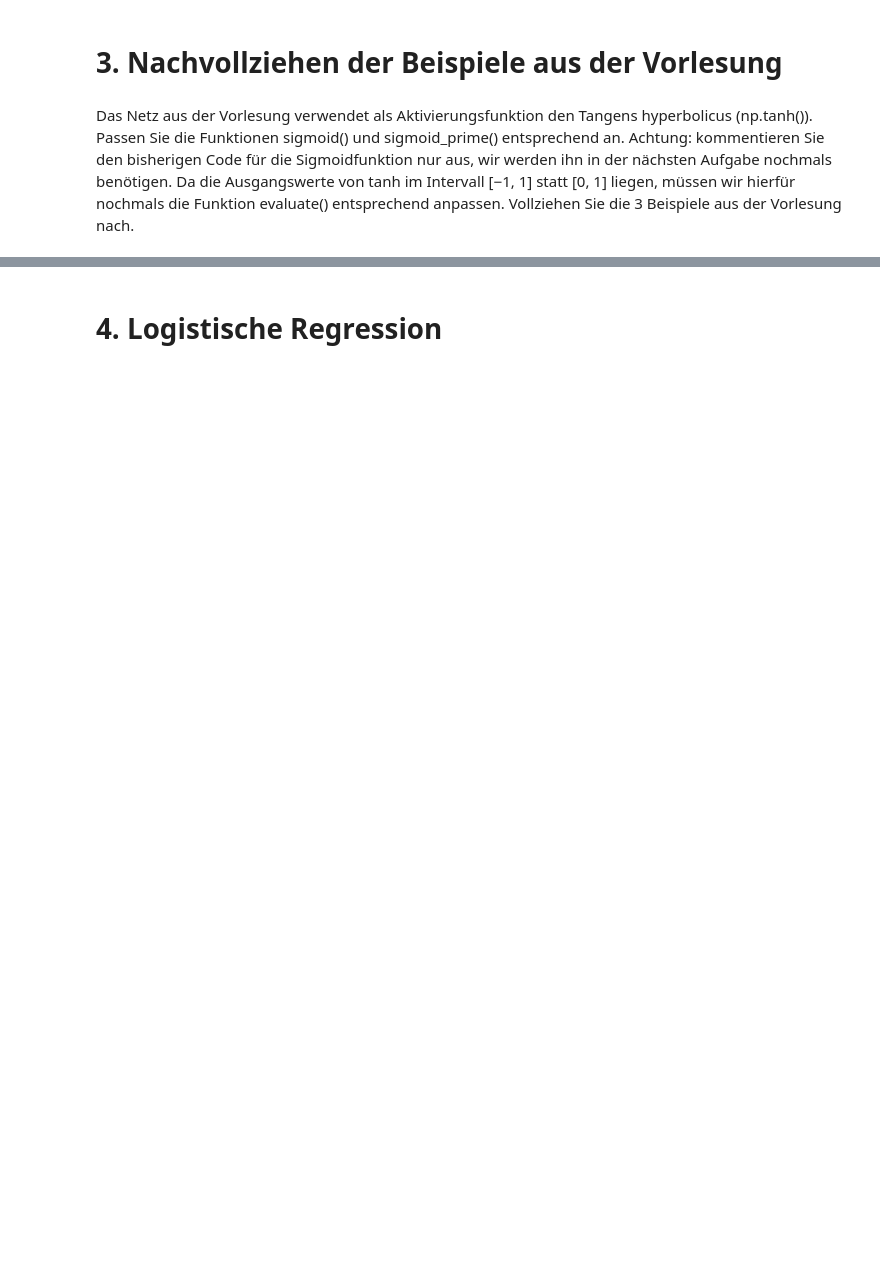
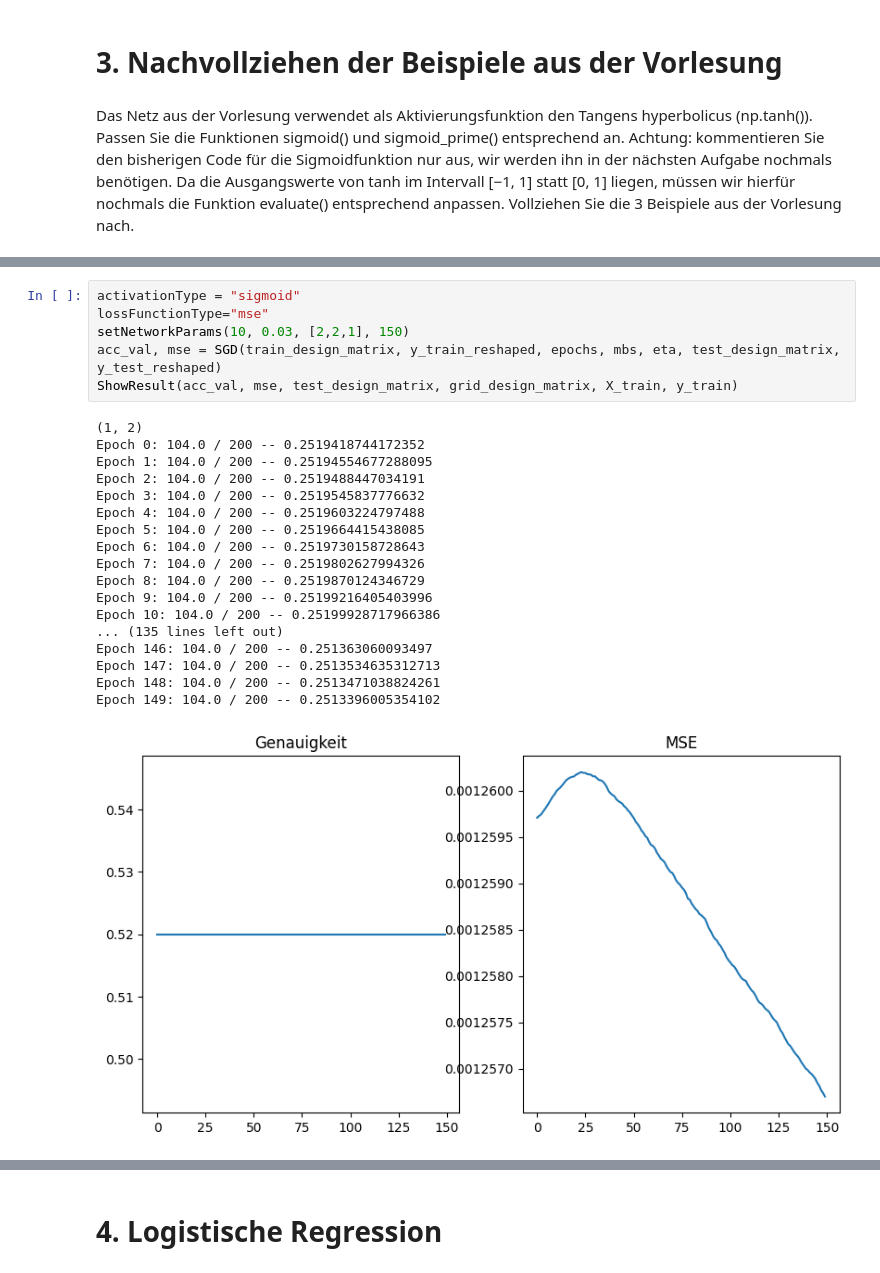
Before and after one commit to KrasserKai/Maschinelles-Lernen-Deep-Learning, a Jupyter notebook: dl-ex1/ex1.ipynb, the cells around one changed output, grey strips where cells are left out. Drawn from its saved outputs; the diff is of its cells as text; blank space fills up the shorter version.

```diff
--- a/dl-ex1/ex1.ipynb
+++ b/dl-ex1/ex1.ipynb
@@ -525,0 +488,25 @@ Epoch 149: 91.0 / 200 -- 2.634999375382616
+# %%
+activationType = "sigmoid"
+lossFunctionType="mse"
+setNetworkParams(10, 0.03, [2,2,1], 150)
+acc_val, mse = SGD(train_design_matrix, y_train_reshaped, epochs, mbs, eta, test_design_matrix, y_test_reshaped)
+ShowResult(acc_val, mse, test_design_matrix, grid_design_matrix, X_train, y_train)
+# %% [output]
+(1, 2)
+Epoch 0: 104.0 / 200 -- 0.2519418744172352
+Epoch 1: 104.0 / 200 -- 0.25194554677288095
+Epoch 2: 104.0 / 200 -- 0.2519488447034191
+Epoch 3: 104.0 / 200 -- 0.2519545837776632
+Epoch 4: 104.0 / 200 -- 0.2519603224797488
+Epoch 5: 104.0 / 200 -- 0.2519664415438085
+Epoch 6: 104.0 / 200 -- 0.2519730158728643
+Epoch 7: 104.0 / 200 -- 0.2519802627994326
+Epoch 8: 104.0 / 200 -- 0.2519870124346729
+Epoch 9: 104.0 / 200 -- 0.25199216405403996
+Epoch 10: 104.0 / 200 -- 0.25199928717966386
+... (135 lines left out)
+Epoch 146: 104.0 / 200 -- 0.251363060093497
+Epoch 147: 104.0 / 200 -- 0.2513534635312713
+Epoch 148: 104.0 / 200 -- 0.2513471038824261
+Epoch 149: 104.0 / 200 -- 0.2513396005354102
+[figure, added]
```
Also changed, not shown: parts of 26 cells of this notebook.
